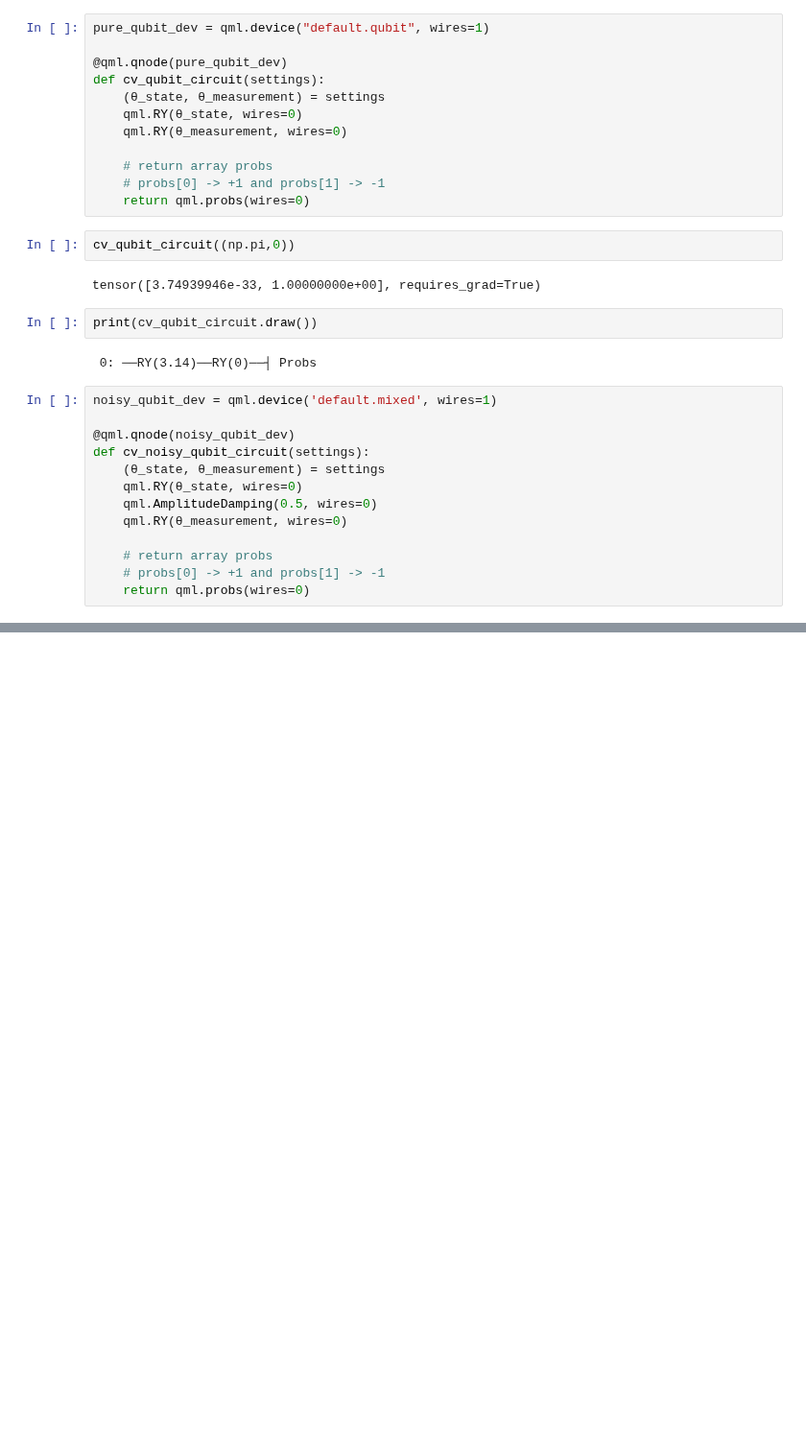
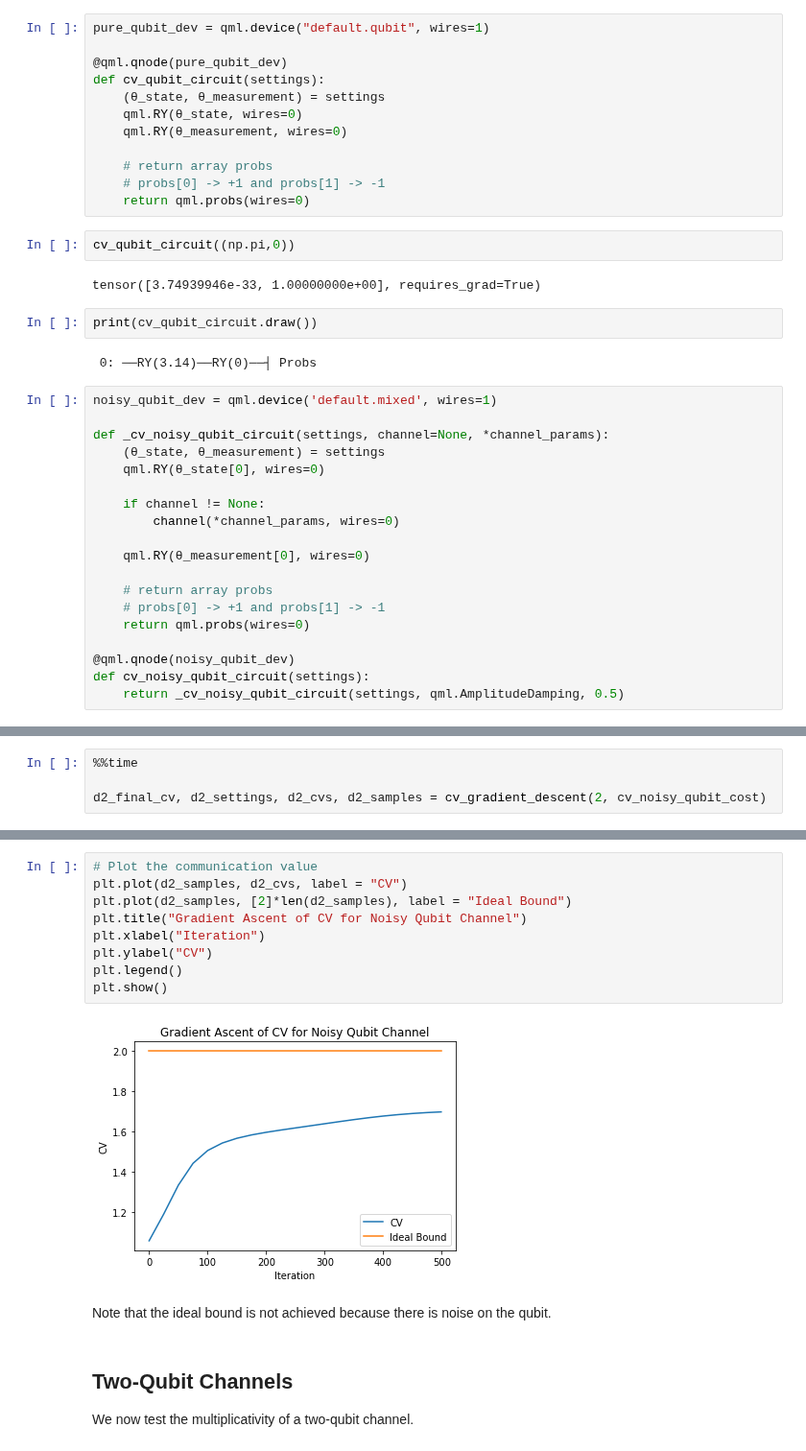
Before and after one commit to ChitambarLab/qNetVO, a Jupyter notebook: notebook/communication_value_optimization.ipynb, the cells around one changed output, grey strips where cells are left out. Shown at 96% size. Cells and saved outputs as stored; diff of their text form; blank space fills up the shorter version.

```diff
--- a/notebook/communication_value_optimization.ipynb
+++ b/notebook/communication_value_optimization.ipynb
@@ -39,15 +45,21 @@ print(cv_qubit_circuit.draw())
 # %%
 noisy_qubit_dev = qml.device('default.mixed', wires=1)
 
-@qml.qnode(noisy_qubit_dev)
-def cv_noisy_qubit_circuit(settings):
+def _cv_noisy_qubit_circuit(settings, channel=None, *channel_params):
     (θ_state, θ_measurement) = settings
-    qml.RY(θ_state, wires=0)
-    qml.AmplitudeDamping(0.5, wires=0)
-    qml.RY(θ_measurement, wires=0)
+    qml.RY(θ_state[0], wires=0)
+
+    if channel != None:
+        channel(*channel_params, wires=0)
+
+    qml.RY(θ_measurement[0], wires=0)
 
     # return array probs
     # probs[0] -> +1 and probs[1] -> -1
     return qml.probs(wires=0)
+
+@qml.qnode(noisy_qubit_dev)
+def cv_noisy_qubit_circuit(settings):
+    return _cv_noisy_qubit_circuit(settings, qml.AmplitudeDamping, 0.5)
 # %%
 def cv_settings(d):
@@ -161,0 +132,4 @@ tensor([6.62981750e-04, 9.99337018e-01], requires_grad=True)
+# %%
+%%time
+
+d2_final_cv, d2_settings, d2_cvs, d2_samples = cv_gradient_descent(2, cv_noisy_qubit_cost)
@@ -162,3 +154,20 @@ tensor([6.62981750e-04, 9.99337018e-01], requires_grad=True)
+# %%
+# Plot the communication value
+plt.plot(d2_samples, d2_cvs, label = "CV")
+plt.plot(d2_samples, [2]*len(d2_samples), label = "Ideal Bound")
+plt.title("Gradient Ascent of CV for Noisy Qubit Channel")
+plt.xlabel("Iteration")
+plt.ylabel("CV")
+plt.legend()
+plt.show()
+# %% [output]
+[figure, added]
+# %% [markdown]
+Note that the ideal bound is not achieved because there is noise on the qubit.
+# %% [markdown]
+## Two-Qubit Channels
+
+We now test the multiplicativity of a two-qubit channel.
 # %%
 from pennylane.operation import Channel
 
```
Also changed, not shown: parts of 25 cells of this notebook, 2 other files.
